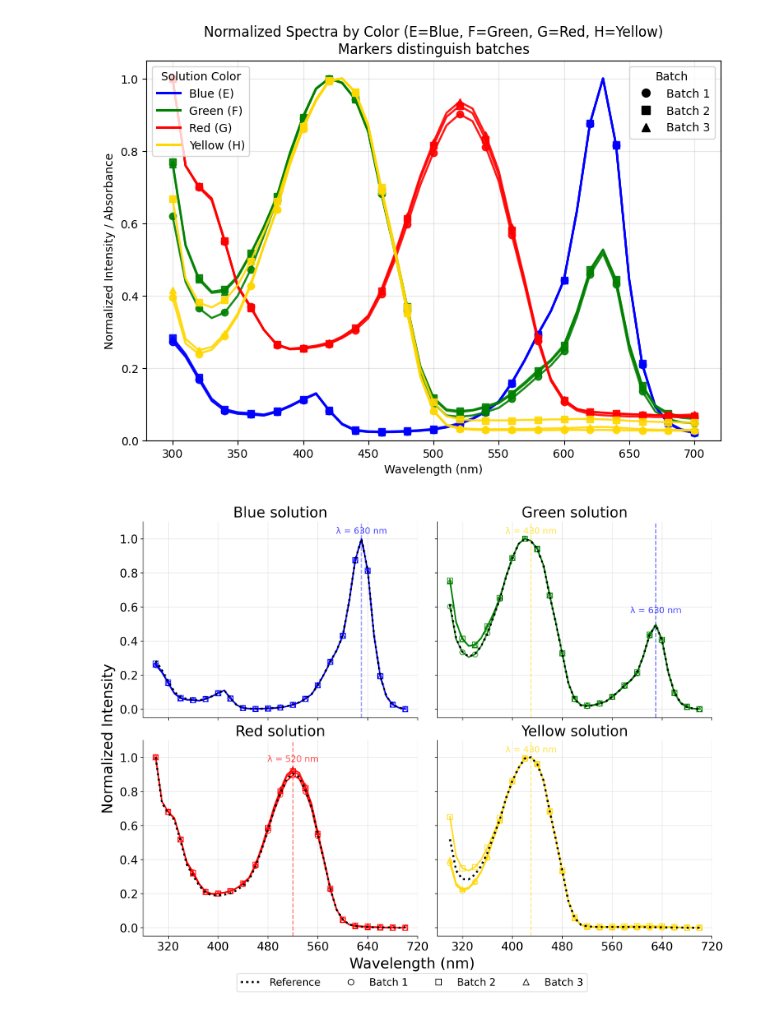
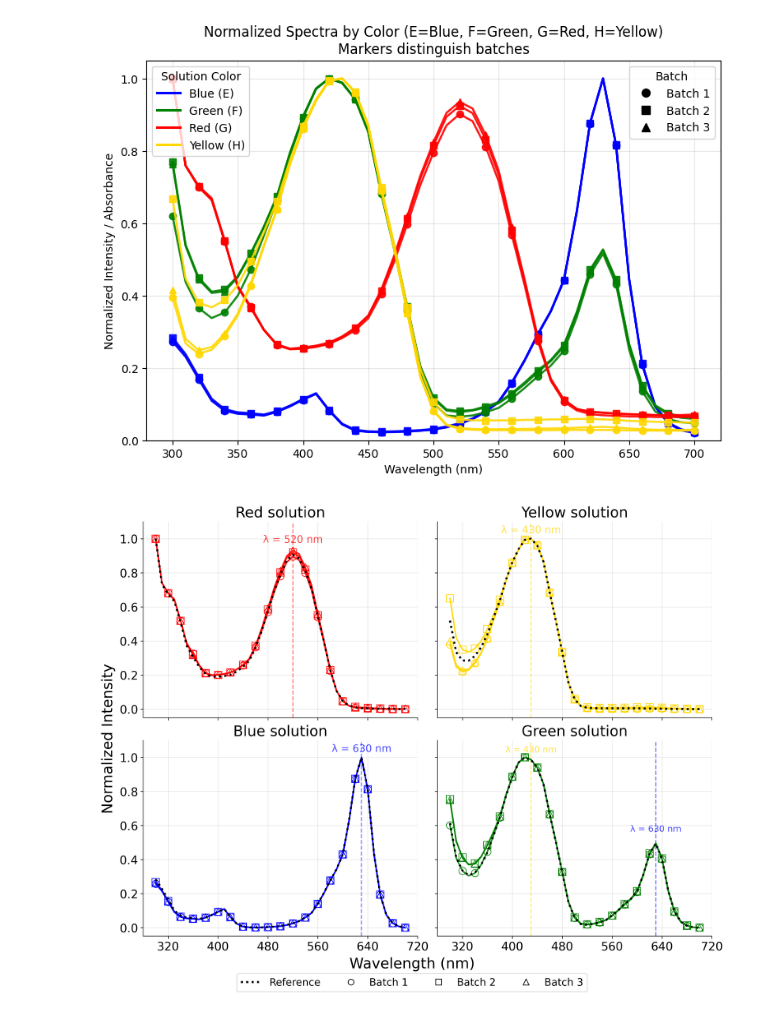
Before and after one commit to Toniaac/fraction-collector, a Jupyter notebook: results.ipynb, the cells around one changed output. Drawn from its saved outputs; the diff is of its cells as text; code cells hidden in the pictures.

```diff
--- a/results.ipynb
+++ b/results.ipynb
@@ -100,7 +100,7 @@ fig, axes = plt.subplots(2,2, figsize=(12,9), sharex=True, sharey=True, constrai
 axes = axes.flatten()
 mark_every = max(len(w)//20, 1)
 
-for i, base in enumerate(["E","F","G","H"]):
+for i, base in enumerate(["G","H","E","F"]):
     ax = axes[i]
 
     # Reference
@@ -128,7 +128,7 @@ for i, base in enumerate(["E","F","G","H"]):
                 ax.axvline(px, color=solution_colors[base],
                         linewidth=1.5, linestyle="--", zorder=1, alpha=0.5)
                 ax.text(px, min(py + 0.06, 1.02), f"λ = {int(round(px))} nm",
-                        ha="center", va="bottom", fontsize=12,
+                        ha="center", va="bottom", fontsize=14,
                         color=solution_colors[base], alpha=0.7)
 
     # Batches
@@ -147,38 +147,38 @@ for i, base in enumerate(["E","F","G","H"]):
                 zorder=2,
                 markerfacecolor='none',             # <-- hollow markers
                 markeredgecolor=solution_colors[base],
-                markersize=7
+                markersize=10
             )
 
 
     ax.set_title(f"{panel_titles[base]} solution", fontsize=20, pad=6)
     ax.grid(alpha=0.3)
     ax.set_ylim(-0.05, 1.1)
     ax.spines["top"].set_visible(False)
     ax.spines["right"].set_visible(False)
     ax.xaxis.set_major_locator(MaxNLocator(nbins=6, integer=True))
     ax.yaxis.set_major_locator(MaxNLocator(nbins=6))
     ax.tick_params(labelsize=16)
 
 fig.supxlabel("Wavelength (nm)", fontsize=20)
 fig.supylabel("Normalized Intensity", fontsize=20)
 
 handles = [Line2D([0],[0], color="black", linestyle=":", lw=2.8, label="Reference")] + [
     Line2D([0],[0],
            color="black",
            marker=batch_markers[b],
            linestyle="None",
            lw=2,
            label=batch_labels[b],
            markerfacecolor='none',
            markeredgecolor="black",
            markersize=8)
     for b in batch_cols
 ]
 
 fig.legend(handles=handles, loc="lower center", ncol=4,
            fontsize=14, bbox_to_anchor=(0.5, -0.05))
 
 plt.show()
 # %% [output]
-[figure, old version]
+[figure, new version]
```
